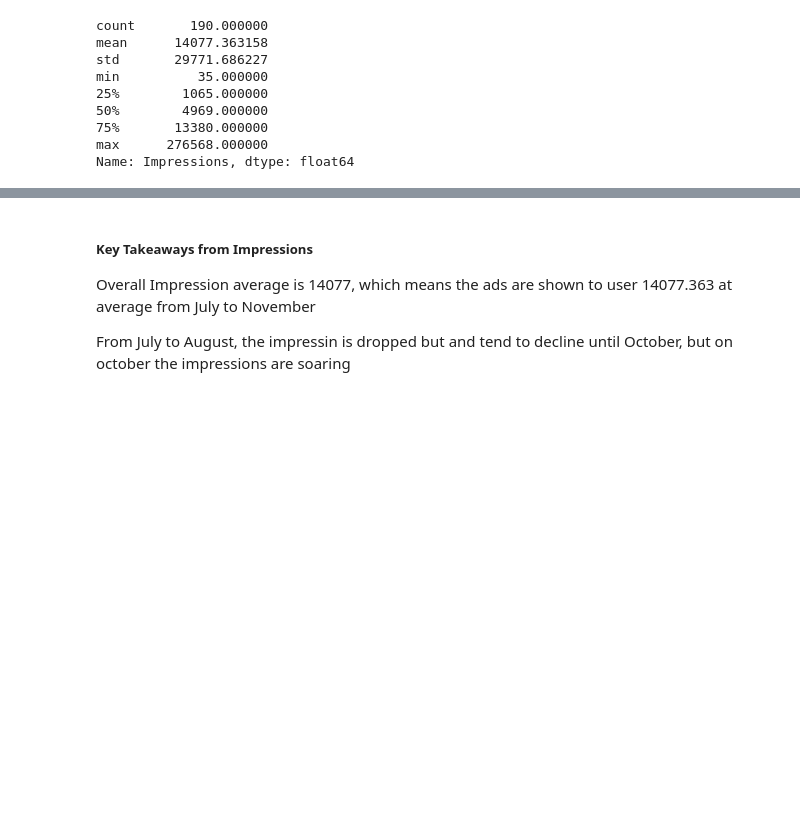
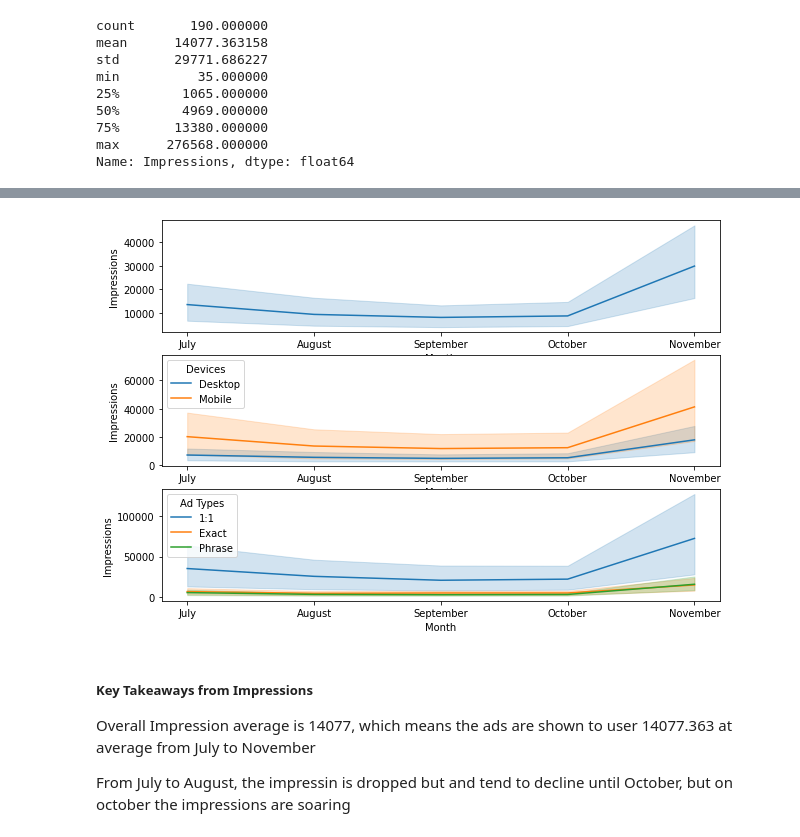
Before and after one commit to aifakhri/marketing-analytics-case, a Jupyter notebook: marketingAnalysis.ipynb, the cells around one changed output, grey strips where cells are left out. Saved outputs shown, nothing was run; the diff lists cells and outputs as text; code cells hidden in the pictures; blank space fills up the shorter version.

Commit message:
Create Boxplot and Lineplot function

```diff
--- a/marketingAnalysis.ipynb
+++ b/marketingAnalysis.ipynb
@@ -113,5 +116,5 @@ market_df.head(2)
 | 0 | Shop - 1:1 - Desk - [shop coupon ... | July | 16038 | 6504 | 0.41 | 1166 | 0.10 | 6669 | 1.03 | 6402 | ... |
 | 1 | Shop - 1:1 - Desk - [shop coupon] | July | 36462 | 14367 | 0.39 | 2188 | 0.09 | 13746 | 0.96 | 13262 | ... |
 # %%
-market_df.drop(["Shop"], axis=1, inplace=True)
+market_df.drop([["Shop", "Ad Group"]], axis=1, inplace=True)
 # %%
@@ -140,2 +129,0 @@ cleaned_name
-# %%
-market_df["Campaigns"].replace(cleaned_name, inplace=True)
@@ -226,6 +163,16 @@ market_df[market_df["Impressions"] > 276500]
 # %% [output]
 |  | Ad Group | Month | Impressions | Clicks | CTR | Conversions | Conv Rate | Cost | CPC | Revenue | ... |
 | 151 | Shop - 1:1 - Mob - [shop coupon] | November | 276568 | 99526 | 0.36 | 5961 | 0.05 | 38273 | 0.38 | 32668 | ... |
+# %%
+fig, axes = plt.subplots(nrows=3, ncols=1, figsize=(10, 7))
+
+sns.lineplot(x="Month",y=market_df["Impressions"], data=market_df, ax=axes[0])
+sns.lineplot(x="Month",y=market_df["Impressions"], hue="Devices", data=market_df, ax=axes[1])
+sns.lineplot(x="Month",y=market_df["Impressions"], hue="Ad Types", data=market_df, ax=axes[2])
+
+plt.show()
+# %% [output]
+[figure, added]
 # %% [markdown]
 ##### Key Takeaways from Impressions
 <p>Overall Impression average is 14077, which means the ads are shown to user 14077.363 at average from July to November</p>
```
Also changed, not shown: parts of 20 cells of this notebook.
